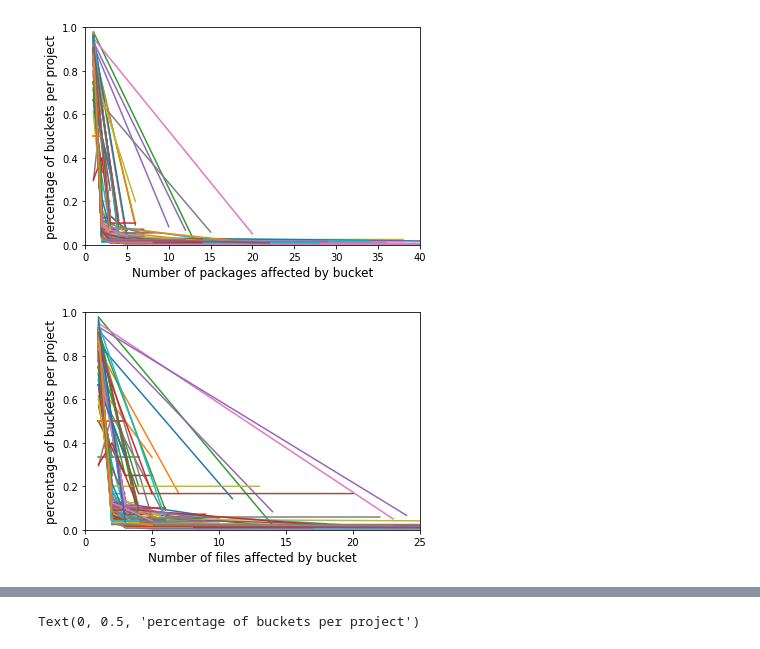
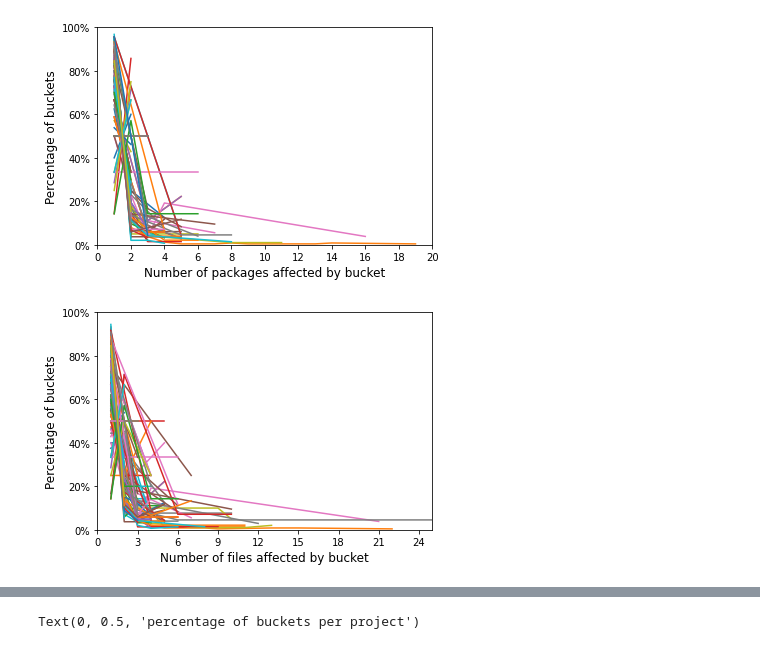
Before and after one commit to Diallo/Repated-SStuBs-Analysis, a Jupyter notebook: visualization_notebook.ipynb, the cells around one changed output, grey strips where cells are left out. Drawn from its saved outputs; the diff is of its cells as text; code cells hidden in the pictures.

Commit message:
add visualizations

```diff
--- a/visualization_notebook.ipynb
+++ b/visualization_notebook.ipynb
@@ -13,0 +10,7 @@ import matplotlib.pyplot as plt
+# %%
+def projects_with_min_buckets(min_buckets):
+    projects_above_threshold = {}
+    for project, data in analysis_data.items():
+        if len(data['buckets'].keys()) >= min_buckets:
+            projects_above_threshold[project] = data
+    return projects_above_threshold
@@ -13,0 +109,10 @@ import matplotlib.pyplot as plt
+# %%
+#buckets to affected packages
+fig = plt.figure()
+ax = plt.gca()
+# ax.axis([0,1,0,1])
+
+get_project_share_to_percentage_of_buckets_affected_by_n_paths('files', 1, min_buckets_per_project=1)
+plt.savefig('share-of-buckets-fixed-in-1-file.png')
+#packages 100%: 0.6298932384341637
+# files 100%: 0.4626334519572954
@@ -14,6 +124,6 @@ import matplotlib.pyplot as plt
 # %%
-def get_bucket_to_path_graph(ax, path_type):
-    for project_info in list(analysis_data.values()):
+def get_bucket_to_path_graph(ax, path_type, min_buckets_per_project):
+    for project_info in list(projects_with_min_buckets(min_buckets_per_project).values()):
         x_array = []
         y_array = []
         buckets_amount = len(project_info['buckets'].values())
@@ -31,22 +141,26 @@ def get_bucket_to_path_graph(ax, path_type):
 
 
     ax.set_xlabel(f'Number of {path_type} affected by bucket', fontsize=12)
-    ax.set_ylabel('percentage of buckets per project', fontsize=12)
+    ax.set_ylabel('Percentage of buckets', fontsize=12)
+    ax.yaxis.set_major_formatter(mtick.PercentFormatter(1.0))
+    ax.xaxis.set_major_locator(MaxNLocator(integer=True))
 # %%
 #buckets to affected packages
 fig = plt.figure()
 ax = plt.gca()
-ax.axis([0,40,0,1])
+ax.axis([0,20,0,1])
 
-get_bucket_to_path_graph(ax, 'packages')
+get_bucket_to_path_graph(ax, 'packages', min_buckets_per_project=1)
+plt.savefig('affected-packages-per-project-buckets.png')
 # %% [output]
-[figure, old version]
+[figure, new version]
 # %%
 #buckets to affected files
 fig = plt.figure()
 ax = plt.gca()
 ax.axis([0,25,0,1])
 
-get_bucket_to_path_graph(ax, 'files')
+get_bucket_to_path_graph(ax, 'files', min_buckets_per_project=1)
+plt.savefig('affected-files-per-project-buckets.png')
 # %% [output]
-[figure, old version]
+[figure, new version]
```
Also changed, not shown: parts of 11 cells of this notebook.
